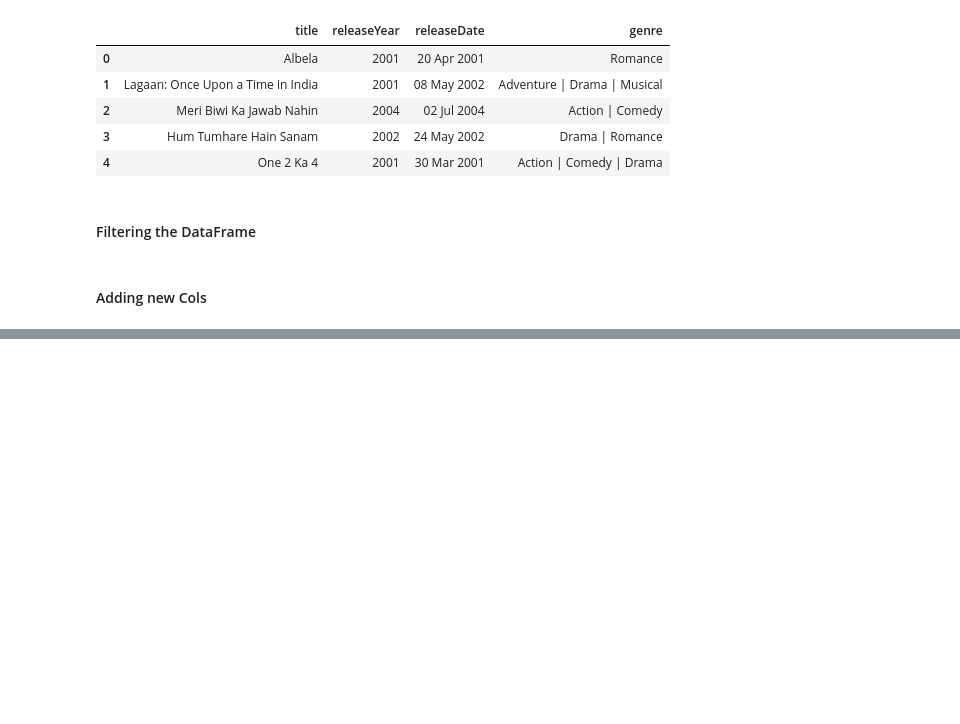
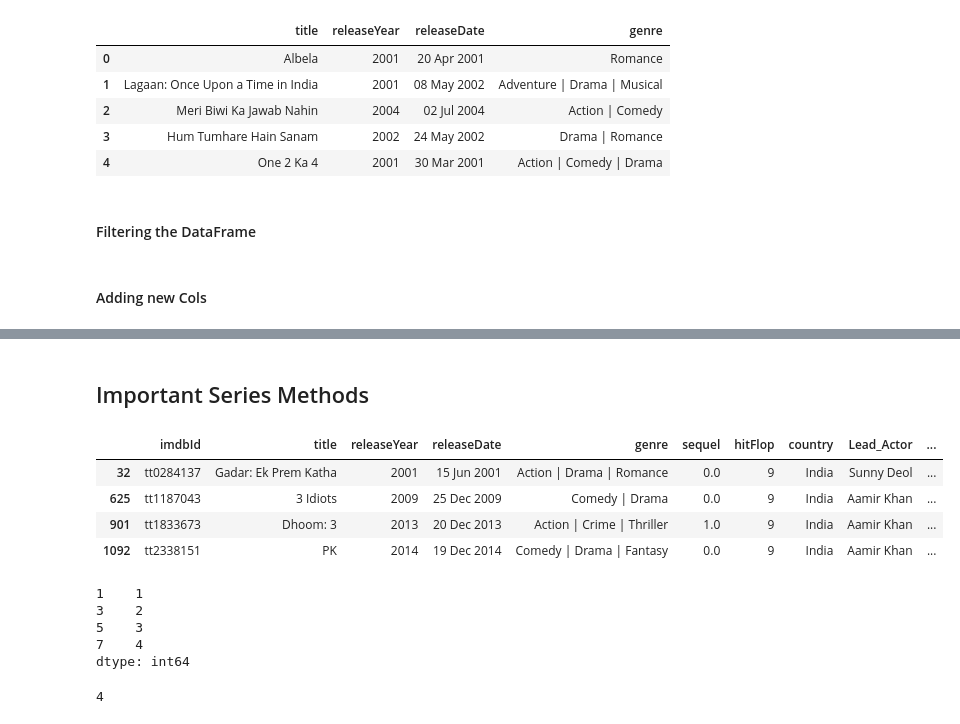
Before and after one commit to Pankaj-Jhajhria/Advanced_Python, a Jupyter notebook: Libraries/2_Pandas.ipynb, the cells around one changed output, grey strips where cells are left out. Drawn from its saved outputs; the diff is of its cells as text; code cells hidden in the pictures; blank space fills up the shorter version.

```diff
--- a/Libraries/2_Pandas.ipynb
+++ b/Libraries/2_Pandas.ipynb
@@ -715,0 +858,11 @@ df.head(3)
+# %% [markdown]
+## Important Series Methods
+# %%
+# between
+df[df['hitFlop'].between(9,10)]
+# %% [output]
+|  | imdbId | title | releaseYear | releaseDate | genre | sequel | hitFlop | country | Lead_Actor | ... |
+| 32 | tt0284137 | Gadar: Ek Prem Katha | 2001 | 15 Jun 2001 | Action | Drama | Romance | 0.0 | 9 | India | Sunny Deol | ... |
+| 625 | tt1187043 | 3 Idiots | 2009 | 25 Dec 2009 | Comedy | Drama | 0.0 | 9 | India | Aamir Khan | ... |
+| 901 | tt1833673 | Dhoom: 3 | 2013 | 20 Dec 2013 | Action | Crime | Thriller | 1.0 | 9 | India | Aamir Khan | ... |
+| 1092 | tt2338151 | PK | 2014 | 19 Dec 2014 | Comedy | Drama | Fantasy | 0.0 | 9 | India | Aamir Khan | ... |
@@ -715,0 +872,17 @@ df.head(3)
+# %%
+# drop duplicates
+temp=pd.Series([1,1,2,2,3,3,4,4])
+temp.drop_duplicates(inplace=True,keep='last')
+print(temp)
+# %% [output]
+1    1
+3    2
+5    3
+7    4
+dtype: int64
+# %%
+# total duplicates
+temp=pd.Series([1,1,2,2,3,3,4,4])
+print(temp.duplicated().sum())
+# %% [output]
+4
```
Also changed, not shown: parts of 32 cells of this notebook, 1 other file.
